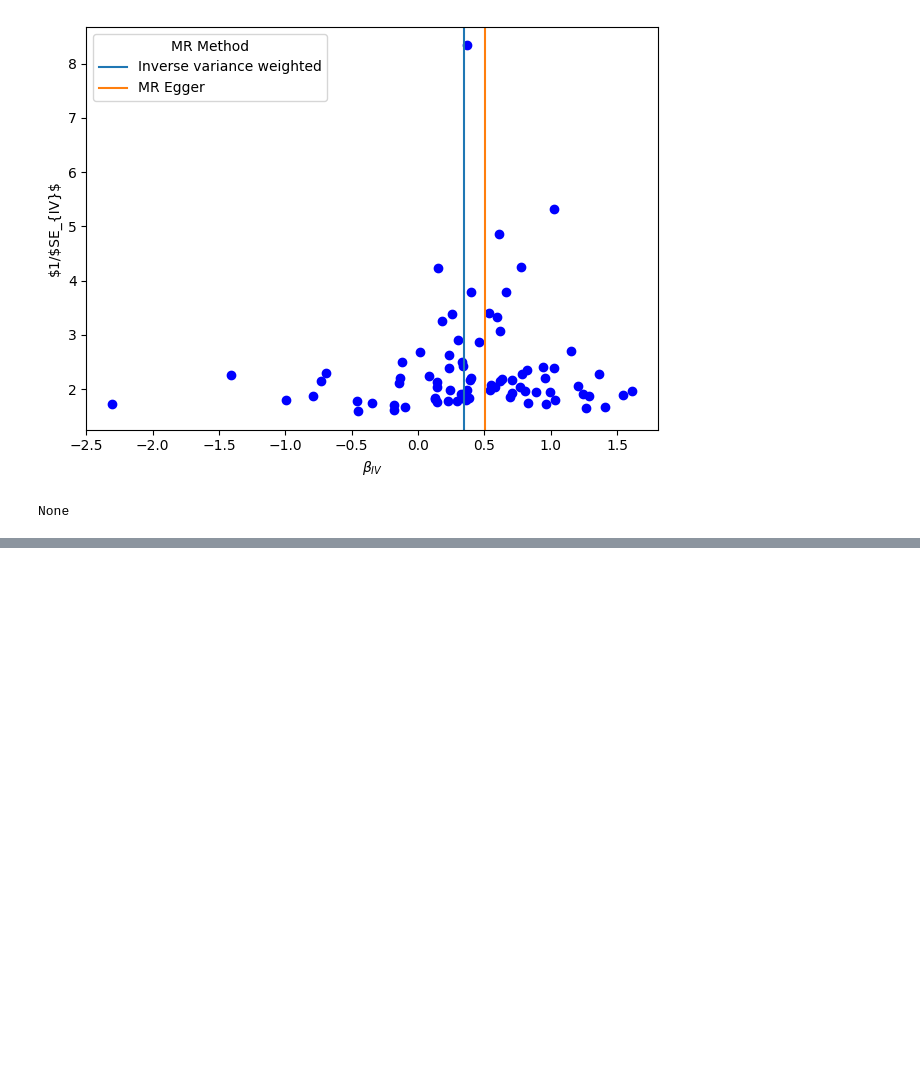
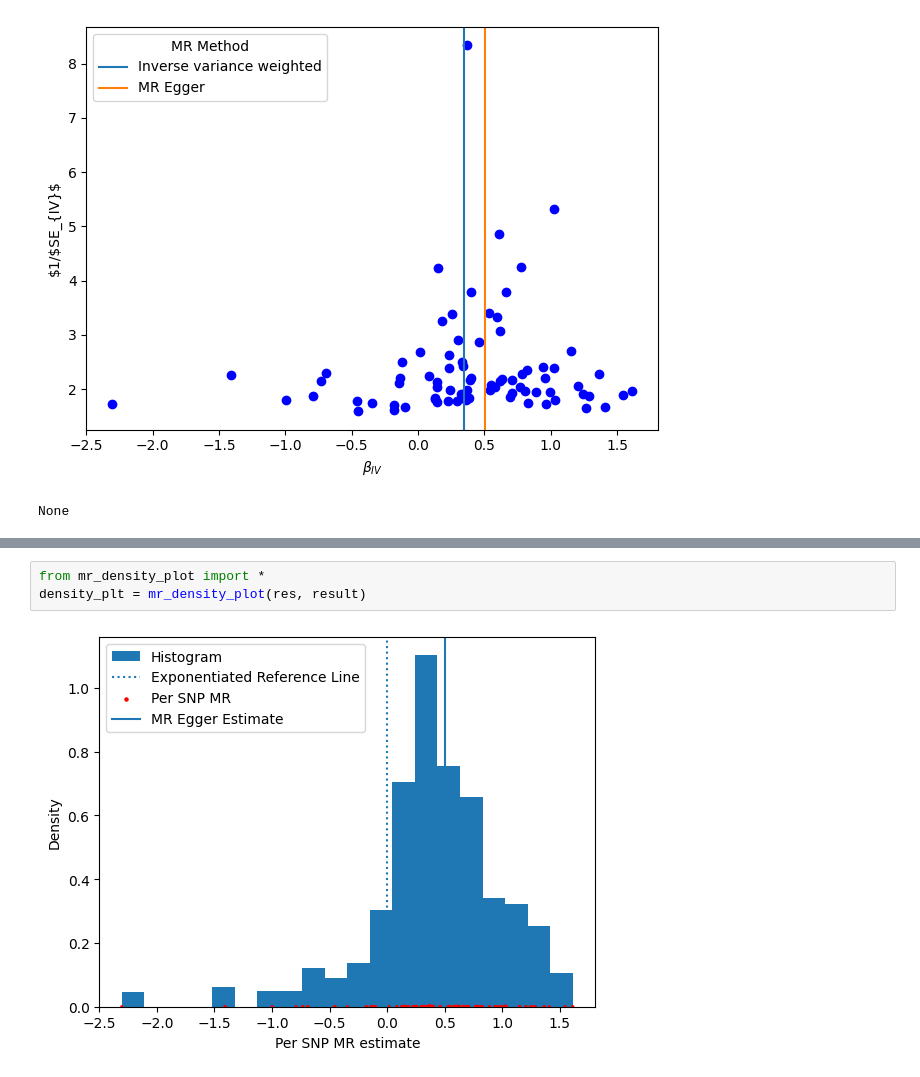
Before and after one commit to nishpatel512/Mendelian-Randomization, a Jupyter notebook: MR WORKFLOW.ipynb, the cells around one changed output, grey strips where cells are left out. Drawn from its saved outputs; the diff is of its cells as text; blank space fills up the shorter version.

```diff
--- a/MR WORKFLOW.ipynb
+++ b/MR WORKFLOW.ipynb
@@ -264,0 +288,5 @@ None
+# %%
+from mr_density_plot import *
+density_plt = mr_density_plot(res, result)
+# %% [output]
+[figure, added]
```
Also changed, not shown: parts of 1 cell of this notebook, 2 other files.
